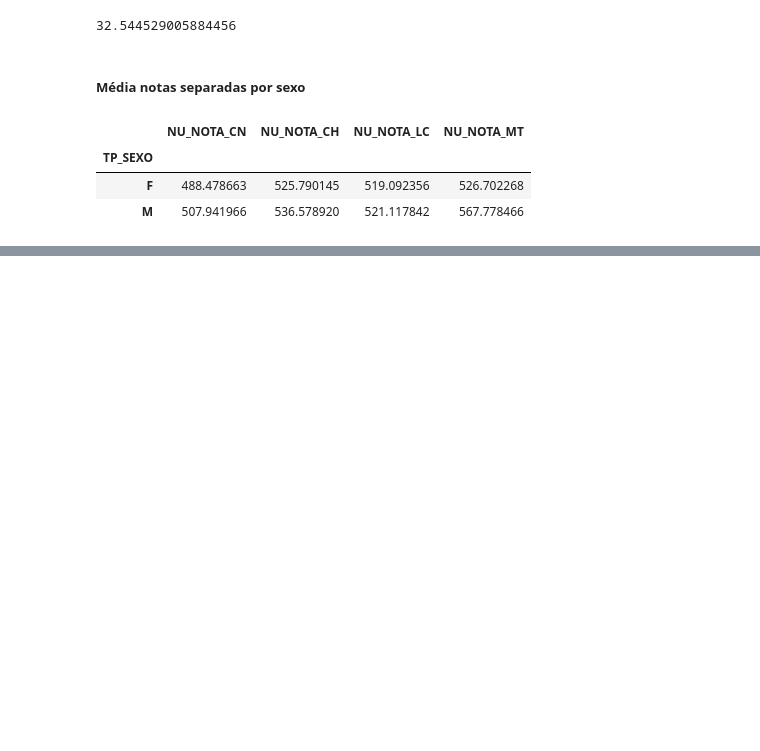
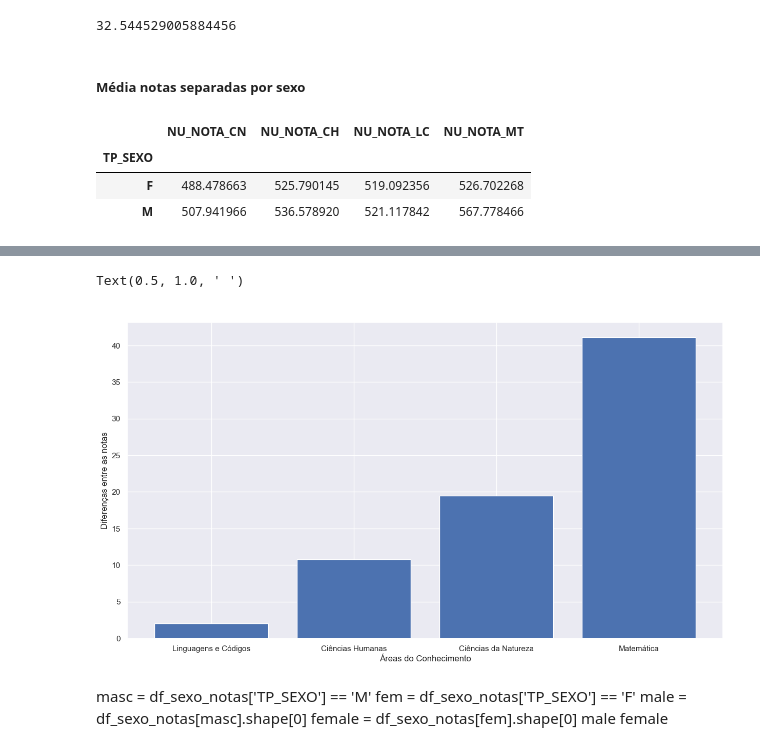
Before and after one commit to Yoiti-Kanada/projeto-enem, a Jupyter notebook: analise-sexo-media-enem-2022.ipynb, the cells around one changed output, grey strips where cells are left out. Cells and saved outputs as stored; diff of their text form; code cells hidden in the pictures; blank space fills up the shorter version.

```diff
--- a/analise-sexo-media-enem-2022.ipynb
+++ b/analise-sexo-media-enem-2022.ipynb
@@ -93,0 +154,19 @@ media_por_materia_sexo
+# %%
+areas_conhecimento = ['Linguagens e Códigos','Ciências Humanas','Ciências da Natureza','Matemática']
+diferencas = sorted([diferenca_media_cn, diferenca_media_ch, diferenca_media_lc, diferenca_media_mt])
+# %%
+plt.figure(figsize=(15,8))
+plt.bar(areas_conhecimento, diferencas)
+plt.xlabel("Áreas do Conhecimento")
+plt.ylabel("Diferenças entre as notas")
+plt.title(" ")
+# %% [output]
+Text(0.5, 1.0, ' ')
+[figure, added]
+# %% [markdown]
+masc = df_sexo_notas['TP_SEXO'] == 'M'
+fem = df_sexo_notas['TP_SEXO'] == 'F'
+male = df_sexo_notas[masc].shape[0]
+female = df_sexo_notas[fem].shape[0]
+male
+female
```
Also changed, not shown: parts of 16 cells of this notebook.
